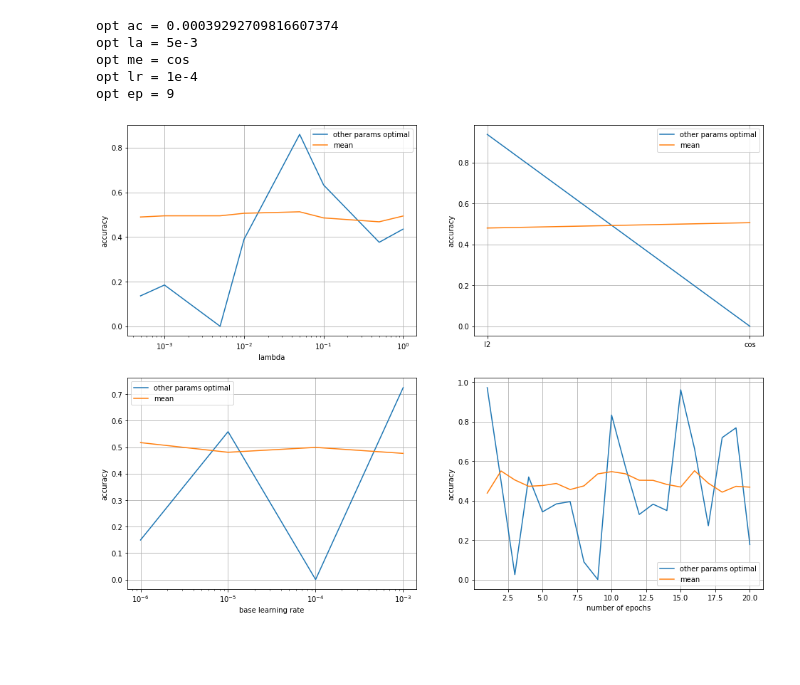
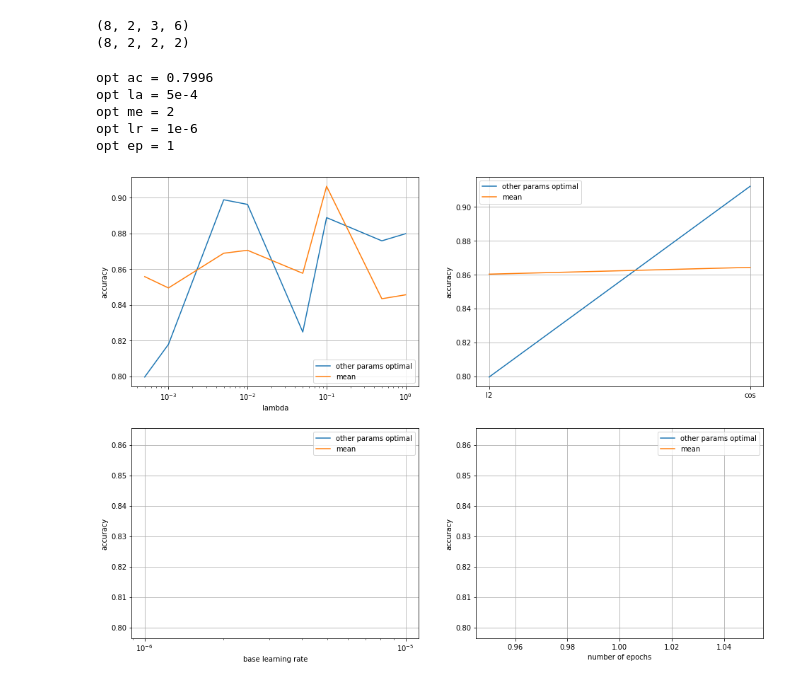
Before and after one commit to jholzem/artifact_regularization_for_gans, a Jupyter notebook: genforce/hyper_analysis.ipynb, the cells around one changed output. Saved outputs shown, nothing was run; the diff lists cells and outputs as text; code cells hidden in the pictures; blank space fills up the shorter version.

```diff
--- a/genforce/hyper_analysis.ipynb
+++ b/genforce/hyper_analysis.ipynb
@@ -80,20 +78,43 @@ ACC = np.random.rand(len(lambda_s), len(metric_s), len(lr_s), len(epoch_s))
+# %%
+sel_idx_la = 0
+sel_idx_me = 0
+sel_idx_lr = 2
+sel_idx_ep = 1
+
+ACC_sel = ACC[sel_idx_la:,sel_idx_me:,sel_idx_lr:,:sel_idx_ep]
+
+lambda_s_sel = lambda_s[sel_idx_la:]
+metric_s_sel = metric_s[sel_idx_me:]
+lr_s_sel = lr_s[sel_idx_lr:]
+epoch_s_sel = epoch_s[:sel_idx_ep]
+
+lambda_n_sel = lambda_n[sel_idx_la:]
+lr_n_sel = lr_n[sel_idx_lr:]
+epoch_n_sel = epoch_n[:sel_idx_ep]
+# %%
+print(ACC.shape)
+print(ACC_sel.shape)
+# %% [output]
+(8, 2, 3, 6)
+(8, 2, 2, 2)
 # %%
 # find optimum
 
-opt_idx = np.unravel_index(np.argmin(ACC, axis=None), ACC.shape)
-opt_acc = ACC[opt_idx]
+opt_idx = np.unravel_index(np.argmin(ACC_sel, axis=None), ACC_sel.shape)
+opt_acc = ACC_sel[opt_idx]
 
 print('opt ac =', str(opt_acc))
-print('opt la =', lambda_s[opt_idx[0]])
-print('opt me =', metric_s[opt_idx[1]])
-print('opt lr =', lr_s[opt_idx[2]])
-print('opt ep =', epoch_s[opt_idx[3]])
+
+print('opt la =', lambda_s_sel[opt_idx[0]])
+print('opt me =', metric_s_sel[opt_idx[1]])
+print('opt lr =', lr_s_sel[opt_idx[2]])
+print('opt ep =', epoch_s_sel[opt_idx[3]])
 # %% [output]
-opt ac = 0.00039292709816607374
-opt la = 5e-3
-opt me = cos
-opt lr = 1e-4
-opt ep = 9
+opt ac = 0.7996
+opt la = 5e-4
+opt me = 2
+opt lr = 1e-6
+opt ep = 1
 # %%
 # plots
 
@@ -101,39 +122,39 @@ f = plt.figure(figsize=(16,12))
 ax1 = f.add_subplot(221)
 ax2 = f.add_subplot(222)
 ax3 = f.add_subplot(223)
 ax4 = f.add_subplot(224)
 
 # ac over la
-ax1.semilogx(lambda_n, ACC[:,opt_idx[1],opt_idx[2],opt_idx[3]])
-ax1.semilogx(lambda_n, np.mean(ACC, axis=(1,2,3)))
+ax1.semilogx(lambda_n_sel, ACC_sel[:,opt_idx[1],opt_idx[2],opt_idx[3]])
+ax1.semilogx(lambda_n_sel, np.mean(ACC_sel, axis=(1,2,3)))
 ax1.set_xlabel('lambda')
 ax1.set_ylabel('accuracy')
 ax1.legend(['other params optimal','mean'])
 ax1.grid()
 
 # ac over me
-ax2.plot([0, 1], ACC[opt_idx[0],:,opt_idx[2],opt_idx[3]])
-ax2.plot([0, 1], np.mean(ACC, axis=(0,2,3)))
+ax2.plot([0, 1], ACC_sel[opt_idx[0],:,opt_idx[2],opt_idx[3]])
+ax2.plot([0, 1], np.mean(ACC_sel, axis=(0,2,3)))
 ax2.set_xticks([0, 1])
 ax2.set_xticklabels(['l2', 'cos'])
 ax2.set_ylabel('accuracy')
 ax2.legend(['other params optimal','mean'])
 ax2.grid()
 
 # ac over lr
-ax3.semilogx(lr_n, ACC[opt_idx[0],opt_idx[1],:,opt_idx[3]])
-ax3.semilogx(lr_n, np.mean(ACC, axis=(0,1,3)))
+ax3.semilogx(lr_n_sel, ACC_sel[opt_idx[0],opt_idx[1],:,opt_idx[3]])
+ax3.semilogx(lr_n_sel, np.mean(ACC_sel, axis=(0,1,3)))
 ax3.set_xlabel('base learning rate')
 ax3.set_ylabel('accuracy')
 ax3.legend(['other params optimal','mean'])
 ax3.grid()
 
 # ac over ep
-ax4.plot(epoch_n, ACC[opt_idx[0],opt_idx[1],opt_idx[2],:])
-ax4.plot(epoch_n, np.mean(ACC, axis=(0,1,2)))
+ax4.plot(epoch_n_sel, ACC_sel[opt_idx[0],opt_idx[1],opt_idx[2],:])
+ax4.plot(epoch_n_sel, np.mean(ACC_sel, axis=(0,1,2)))
 ax4.set_xlabel('number of epochs')
 ax4.set_ylabel('accuracy')
 ax4.legend(['other params optimal','mean'])
 ax4.grid()
 # %% [output]
-[figure, old version]
+[figure, new version]
```
Also changed, not shown: parts of 5 cells of this notebook, 6 other files.
